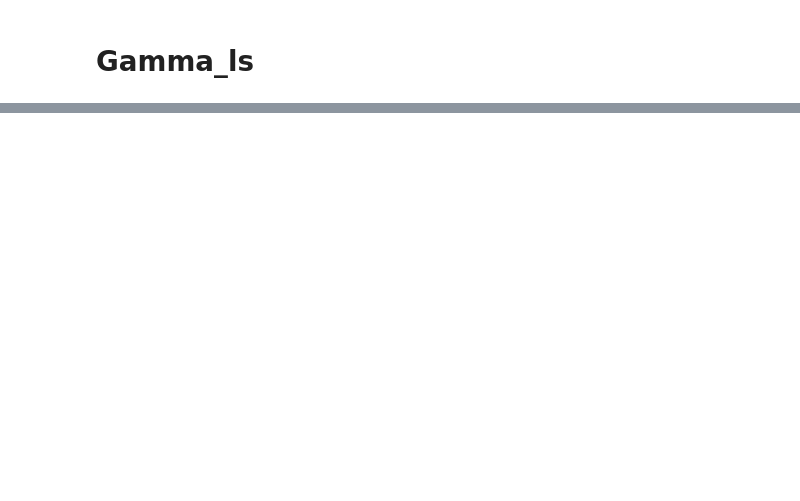
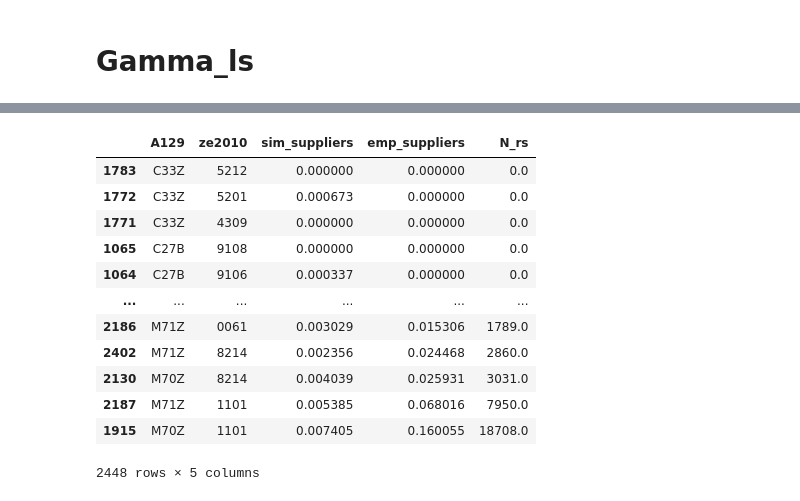
Before and after one commit to SwannChelly/SMM_Spatial_Comovement, a Jupyter notebook: analysis.ipynb, the cells around one changed output, grey strips where cells are left out. Saved outputs shown, nothing was run; the diff lists cells and outputs as text; code cells hidden in the pictures; blank space fills up the shorter version.

```diff
--- a/analysis.ipynb
+++ b/analysis.ipynb
@@ -604,0 +757,16 @@ pd.DataFrame(unpack_params(best_params)['productivity']).describe()
+# %%
+df.sort_values(by = 'emp_suppliers')
+# %% [output]
+|  | A129 | ze2010 | sim_suppliers | emp_suppliers | N_rs |
+| 1783 | C33Z | 5212 | 0.000000 | 0.000000 | 0.0 |
+| 1772 | C33Z | 5201 | 0.000673 | 0.000000 | 0.0 |
+| 1771 | C33Z | 4309 | 0.000000 | 0.000000 | 0.0 |
+| 1065 | C27B | 9108 | 0.000000 | 0.000000 | 0.0 |
+| 1064 | C27B | 9106 | 0.000337 | 0.000000 | 0.0 |
+| ... | ... | ... | ... | ... | ... |
+| 2186 | M71Z | 0061 | 0.003029 | 0.015306 | 1789.0 |
+| 2402 | M71Z | 8214 | 0.002356 | 0.024468 | 2860.0 |
+| 2130 | M70Z | 8214 | 0.004039 | 0.025931 | 3031.0 |
+| 2187 | M71Z | 1101 | 0.005385 | 0.068016 | 7950.0 |
+| 1915 | M70Z | 1101 | 0.007405 | 0.160055 | 18708.0 |
+2448 rows × 5 columns
```
Also changed, not shown: parts of 29 cells of this notebook, 3 other files.
